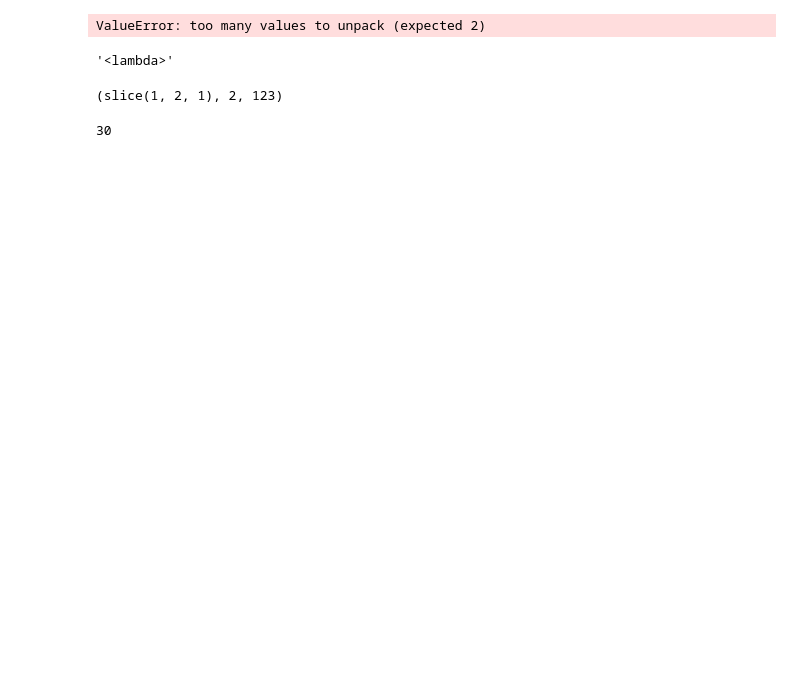
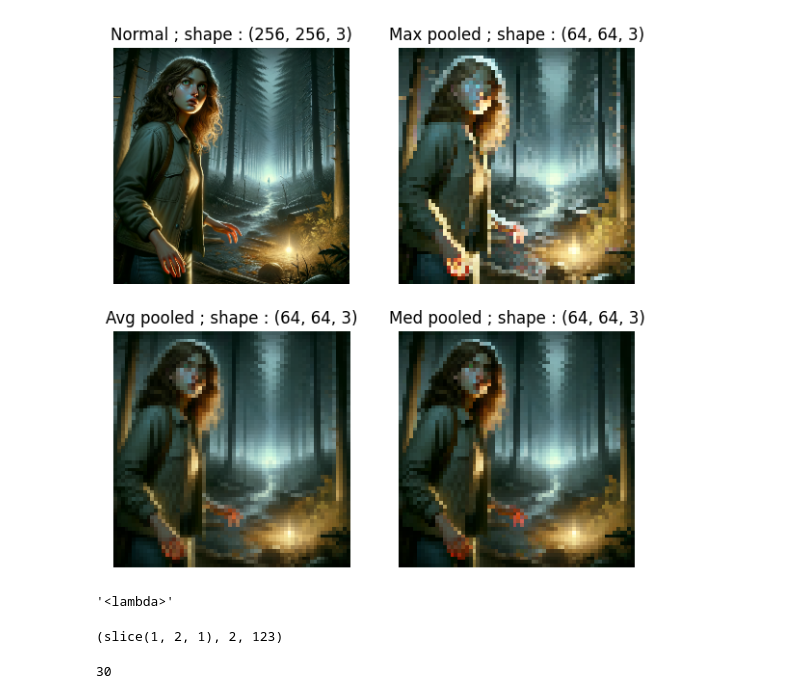
Before and after one commit to sacha-renault/DataPipeline, a Jupyter notebook: test.ipynb, the cells around one changed output. Saved outputs shown, nothing was run; the diff lists cells and outputs as text; code cells hidden in the pictures; blank space fills up the shorter version.

Commit message:
feat (processing function): add pooling functions

```diff
--- a/test.ipynb
+++ b/test.ipynb
@@ -1,27 +0,0 @@
-# %%
-from src.dl_data_pipeline.validator import TypeValidator, ShapeValidator, MinMaxValidator, MeanVarValidator
-from src.dl_data_pipeline.pipeline.pipe_node import PipelineNode
-from src.dl_data_pipeline.pipeline.data_pipeline import Pipeline
-from src.dl_data_pipeline import deferred_execution, InputNode
-from src.dl_data_pipeline.process_functions import (any_process, process_2d)
-import numpy as np
-
-@deferred_execution
-def print_infos(x):
-    print(x.shape)
-    return x
-
-input1 = PipelineNode(name = "Input1")
-x, y = any_process.rescale(input1, 0, 1)
-x = process_2d.resize_with_max_distortion(x, (256, 256), 0.5)
-x = print_infos(x)
-x = process_2d.padding_2d(x, (256, 256), 0)
-
-pipe = Pipeline([input1], x)
-pipe.add_validator(TypeValidator(np.ndarray), 0)
-pipe.add_validator(ShapeValidator((256, 256, 3)), 0)
-
-import matplotlib.pyplot as plt
-plt.imshow(pipe(np.random.rand(1920, 1080, 3)))
-# %% [output]
-ValueError: too many values to unpack (expected 2)
@@ -28,3 +105,28 @@ ValueError: too many values to unpack (expected 2)
+# %%
+import matplotlib.pyplot as plt
+path = "../DailyHorrorStory/images_test/my_img_hd2.png"
+
+_,ax = plt.subplots(2,2, figsize=(7,7))
+
+ax = ax.flatten()
+[a.set_axis_off() for a in ax]
+
+normal, max_p, mean_p, min_p = pipe(path)
+
+ax[0].set_title(f"Normal ; shape : {normal.shape}")
+ax[0].imshow(normal)
+
+ax[1].set_title(f"Max pooled ; shape : {max_p.shape}")
+ax[1].imshow(max_p)
+
+ax[2].set_title(f"Avg pooled ; shape : {mean_p.shape}")
+ax[2].imshow(mean_p)
+
+ax[3].set_title(f"Med pooled ; shape : {min_p.shape}")
+ax[3].imshow(min_p)
+plt.show()
+# %% [output]
+[figure, added]
 # %%
 from src.dl_data_pipeline.pipeline import PipelineNode, Pipeline
 a = PipelineNode()
```
Also changed, not shown: parts of 1 cell of this notebook, 2 other files.
